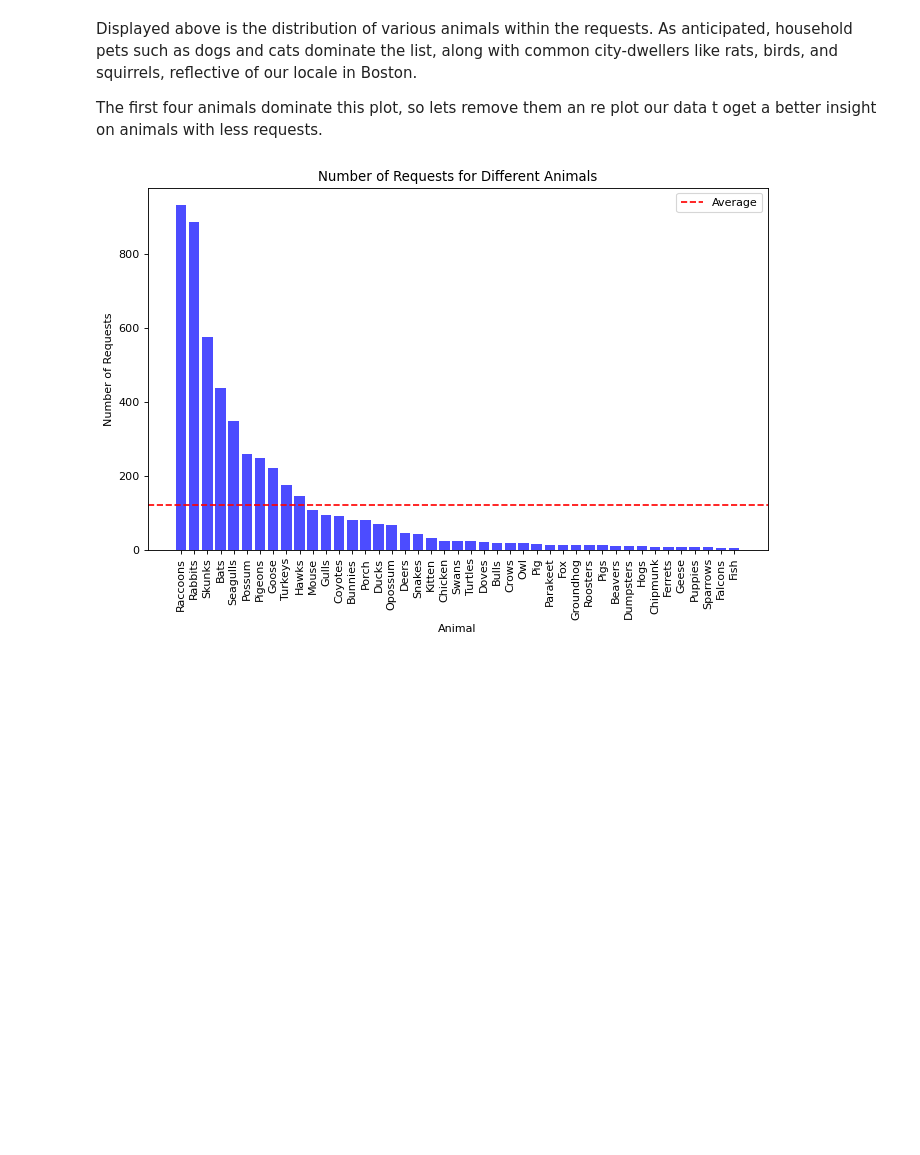
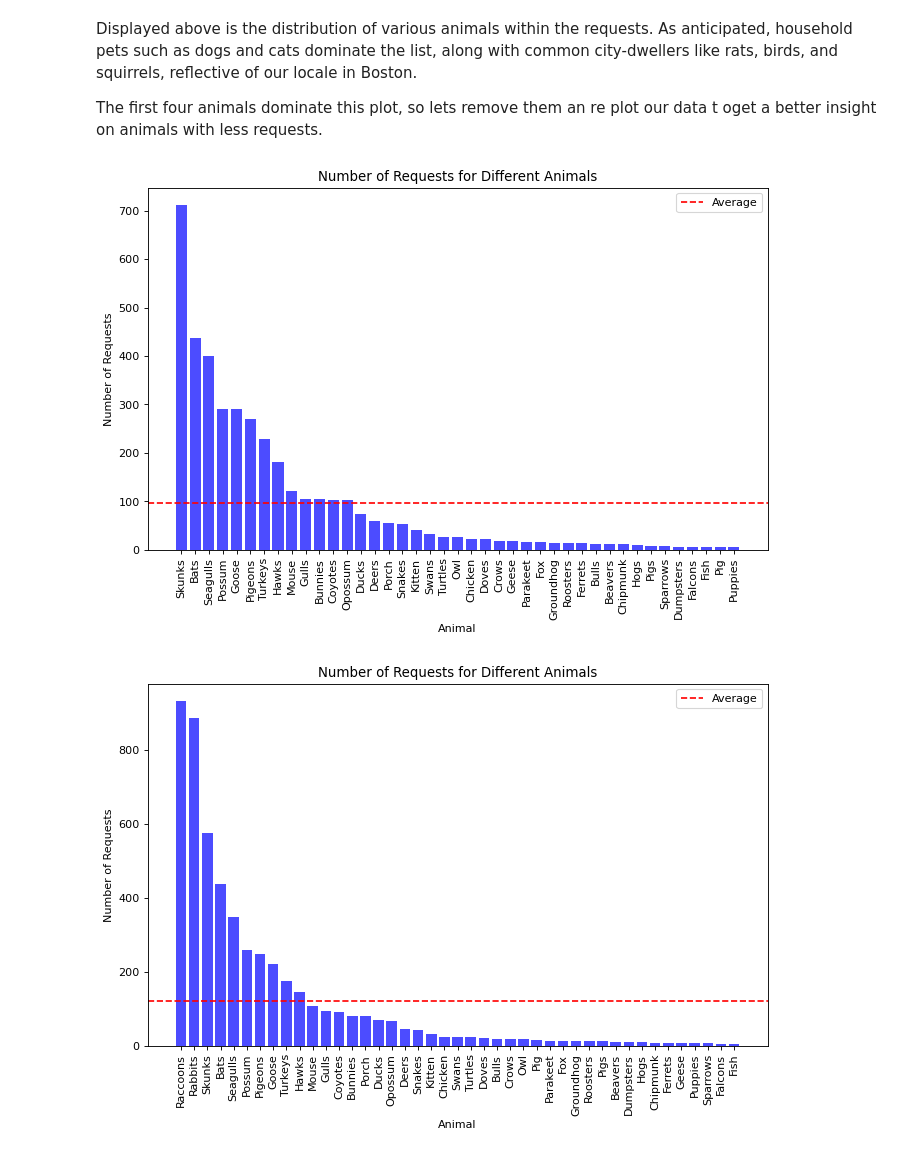
Before and after one commit to BU-Spark/ds-boston-311-animal-reports, a Jupyter notebook: sp24-team-d/all_years_EDA.ipynb, the cells around one changed output. Saved outputs shown, nothing was run; the diff lists cells and outputs as text; code cells hidden in the pictures; blank space fills up the shorter version.

```diff
--- a/sp24-team-d/all_years_EDA.ipynb
+++ b/sp24-team-d/all_years_EDA.ipynb
@@ -595,4 +619,21 @@ plt.show()
 Displayed above is the distribution of various animals within the requests. As anticipated, household pets such as dogs and cats dominate the list, along with common city-dwellers like rats, birds, and squirrels, reflective of our locale in Boston.
 
 The first four animals dominate this plot, so lets remove them an re plot our data t oget a better insight on animals with less requests.
+# %%
+# from animal_requests, remove the keys that have value greater than 1000
+animal_requests_filtered = {key: value for key, value in animal_requests.items() if value < 1000}
+#sort the animal_requests_filtered dictionary by value
+animal_requests_filtered = dict(sorted(animal_requests_filtered.items(), key=lambda item: item[1], reverse=True))
+plt.figure(figsize=(10, 6), dpi=80)
+plt.bar(animal_requests_filtered.keys(), animal_requests_filtered.values(), color='b', alpha=0.7)
+plt.xlabel('Animal')
+plt.ylabel('Number of Requests')
+plt.title('Number of Requests for Different Animals')
+plt.xticks(rotation=90)
+
+plt.axhline(y=sum(animal_requests_filtered.values()) / len(animal_requests_filtered), color='r', linestyle='--', label='Average')
+plt.legend()
+plt.show()
+# %% [output]
+[figure, added]
 # %%
```
Also changed, not shown: parts of 17 cells of this notebook, 1 other file.
